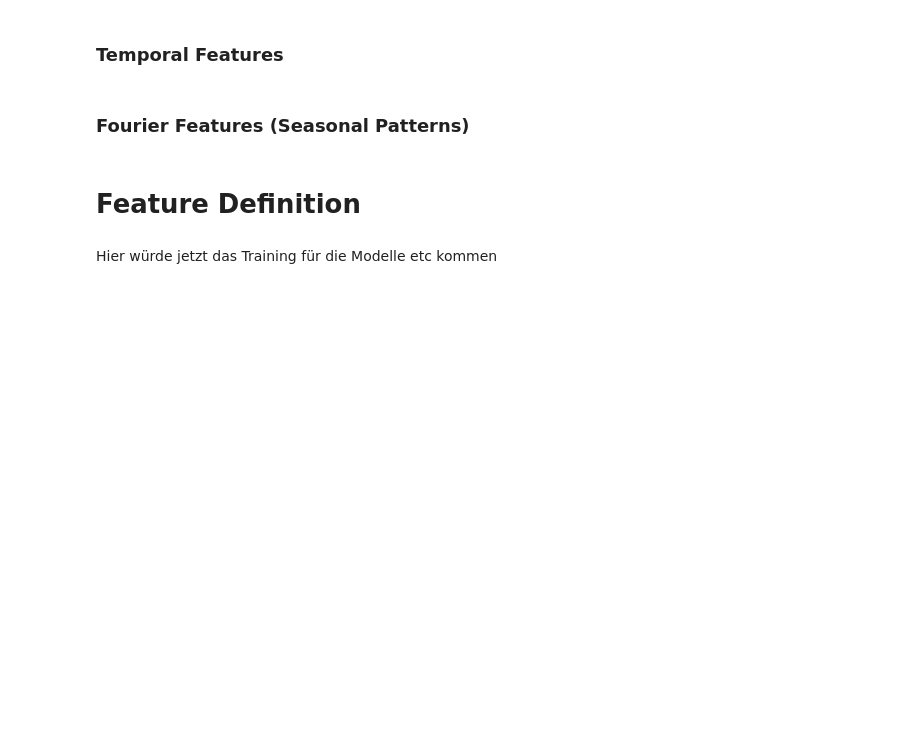
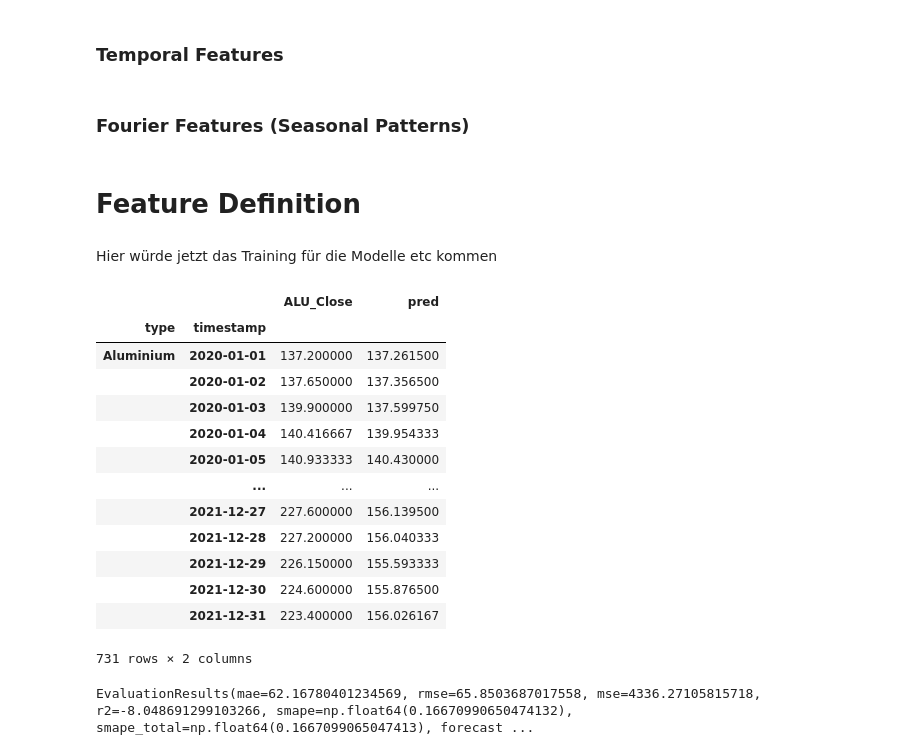
Before and after one commit to maxistrauss/aluminium-price-forecasting, a Jupyter notebook: Notebooks/Base_Dataframe.ipynb, the cells around one changed output. Saved outputs shown, nothing was run; the diff lists cells and outputs as text; code cells hidden in the pictures; blank space fills up the shorter version.

Commit message:
run random forrest model and add chatgpt analysis of result

```diff
--- a/Notebooks/Base_Dataframe.ipynb
+++ b/Notebooks/Base_Dataframe.ipynb
@@ -516,14 +516,39 @@ test_features, test_target, _ = feature_config.get_X_y(df_test)
 Hier würde jetzt das Training für die Modelle etc kommen
 # %%
 # zB so würde ein model trainiert und evaluiert werden
+from sklearn.ensemble import RandomForestRegressor
 
-#  model.fit(train_features, train_target)
-#     val_preds = model.predict(val_features)
-#     val_eval_df = val_target.copy()
-#     val_eval_df["pred"] = val_preds
-#     val_score = evaluate(val_eval_df, target_col="Aluminium_Close_log_ret", y_pred_col="pred", do_calculate_directed_accuracy=True)
-#     test_preds = model.predict(test_features)
-#     test_eval_df = test_target.copy()
-#     test_eval_df["pred"] = test_preds
-#     test_score = evaluate(test_eval_df, target_col="Aluminium_Close_log_ret", y_pred_col="pred", do_calculate_directed_accuracy=True)
-#     return val_score, test_score
+from timeseries_forecast.eval.eval import evaluate
+
+model = RandomForestRegressor()
+
+model.fit(train_features, train_target)
+val_preds = model.predict(val_features)
+val_eval_df = val_target.copy()
+val_eval_df["pred"] = val_preds
+# %%
+val_eval_df
+# %% [output]
+|  |  | ALU_Close | pred |
+| type | timestamp |  |  |
+| Aluminium | 2020-01-01 | 137.200000 | 137.261500 |
+|  | 2020-01-02 | 137.650000 | 137.356500 |
+|  | 2020-01-03 | 139.900000 | 137.599750 |
+|  | 2020-01-04 | 140.416667 | 139.954333 |
+|  | 2020-01-05 | 140.933333 | 140.430000 |
+|  | ... | ... | ... |
+|  | 2021-12-27 | 227.600000 | 156.139500 |
+|  | 2021-12-28 | 227.200000 | 156.040333 |
+|  | 2021-12-29 | 226.150000 | 155.593333 |
+|  | 2021-12-30 | 224.600000 | 155.876500 |
+|  | 2021-12-31 | 223.400000 | 156.026167 |
+731 rows × 2 columns
+# %%
+val_score = evaluate(val_eval_df, target_col="ALU_Close", y_pred_col="pred", do_calculate_directed_accuracy=True)
+test_preds = model.predict(test_features)
+test_eval_df = test_target.copy()
+test_eval_df["pred"] = test_preds
+test_score = evaluate(test_eval_df, target_col="ALU_Close", y_pred_col="pred", do_calculate_directed_accuracy=True)
+print(test_score)
+# %% [output]
+EvaluationResults(mae=62.16780401234569, rmse=65.8503687017558, mse=4336.27105815718, r2=-8.048691299103266, smape=np.float64(0.16670990650474132), smape_total=np.float64(0.1667099065047413), forecast ...
```
Also changed, not shown: parts of 2 cells of this notebook.
